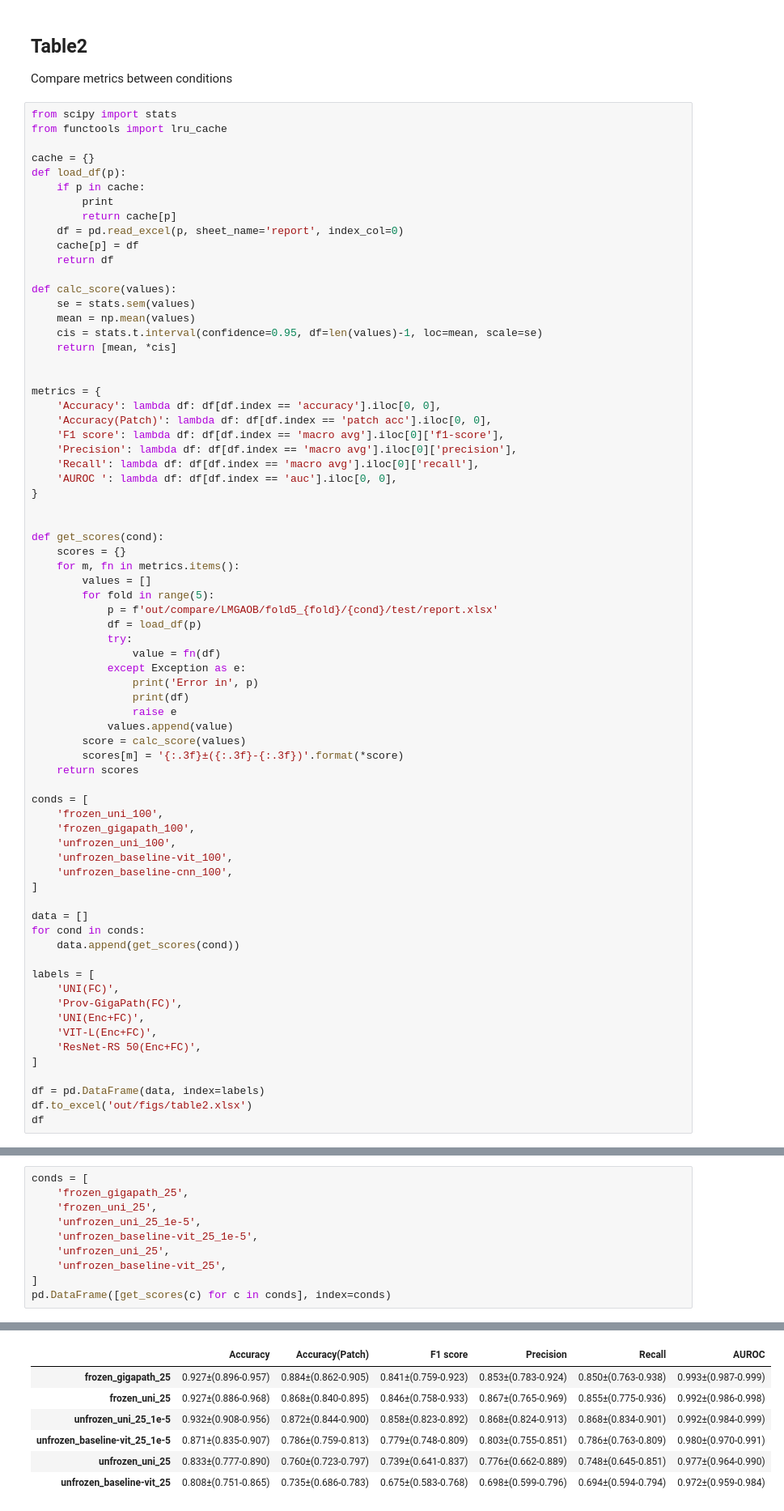
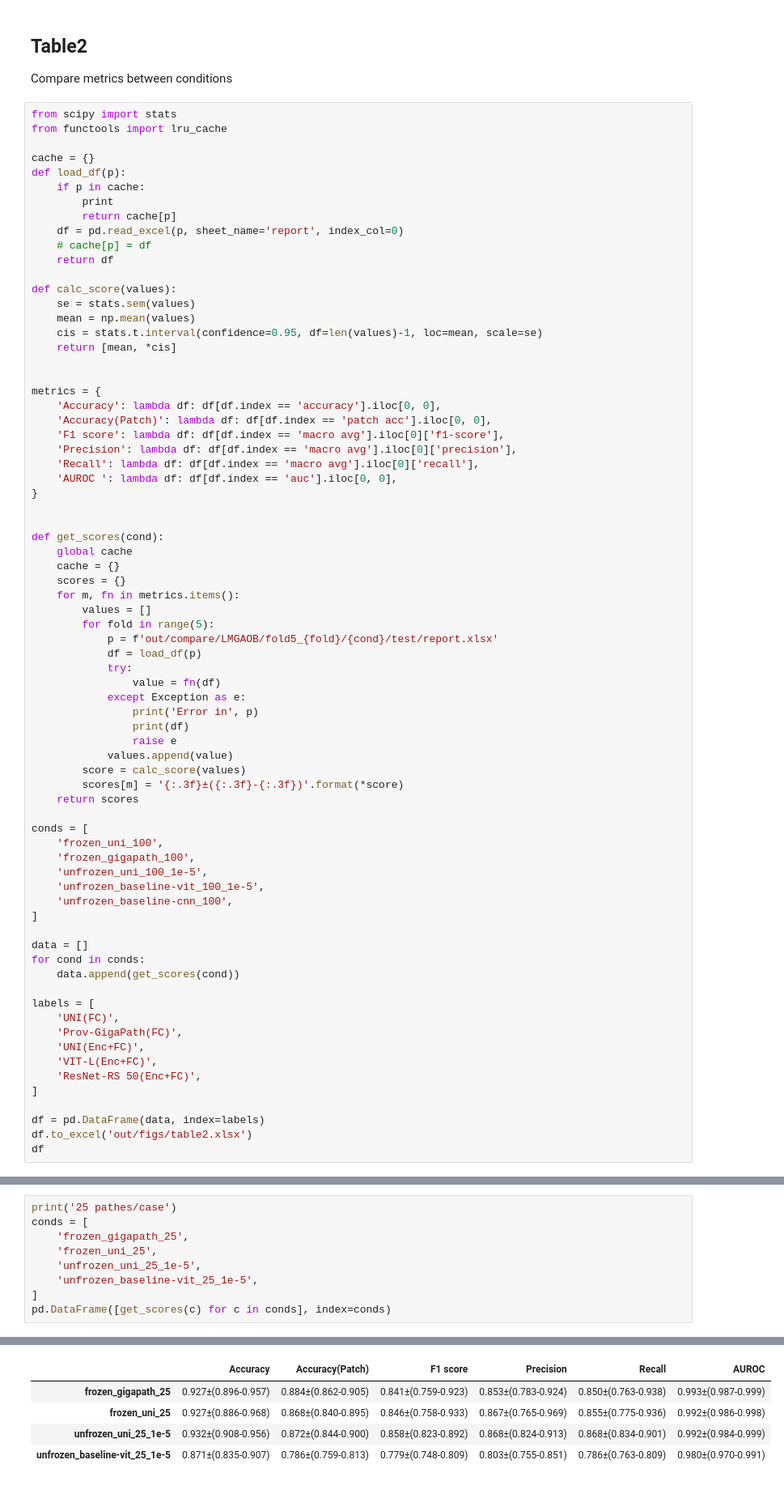
Before and after one commit to endaaman/bt, a Jupyter notebook: fig.ipynb, the cells around one changed output, grey strips where cells are left out. Shown at 81% size. Saved outputs shown, nothing was run; the diff lists cells and outputs as text.

```diff
--- a/fig.ipynb
+++ b/fig.ipynb
@@ -243,7 +244,7 @@ def load_df(p):
         print
         return cache[p]
     df = pd.read_excel(p, sheet_name='report', index_col=0)
-    cache[p] = df
+    # cache[p] = df
     return df
 
 def calc_score(values):
@@ -264,6 +265,8 @@ metrics = {
 
 
 def get_scores(cond):
+    global cache
+    cache = {}
     scores = {}
     for m, fn in metrics.items():
         values = []
@@ -284,8 +287,8 @@ def get_scores(cond):
 conds = [
     'frozen_uni_100',
     'frozen_gigapath_100',
-    'unfrozen_uni_100',
-    'unfrozen_baseline-vit_100',
+    'unfrozen_uni_100_1e-5',
+    'unfrozen_baseline-vit_100_1e-5',
     'unfrozen_baseline-cnn_100',
 ]
 
@@ -314,11 +333,10 @@ df
 # %%
+print('25 pathes/case')
 conds = [
     'frozen_gigapath_25',
     'frozen_uni_25',
     'unfrozen_uni_25_1e-5',
     'unfrozen_baseline-vit_25_1e-5',
-    'unfrozen_uni_25',
-    'unfrozen_baseline-vit_25',
 ]
 pd.DataFrame([get_scores(c) for c in conds], index=conds)
 # %% [output]
@@ -325,7 +344,5 @@ pd.DataFrame([get_scores(c) for c in conds], index=conds)
 |  | Accuracy | Accuracy(Patch) | F1 score | Precision | Recall | AUROC |
 | frozen_gigapath_25 | 0.927±(0.896-0.957) | 0.884±(0.862-0.905) | 0.841±(0.759-0.923) | 0.853±(0.783-0.924) | 0.850±(0.763-0.938) | 0.993±(0.987-0.999) |
 | frozen_uni_25 | 0.927±(0.886-0.968) | 0.868±(0.840-0.895) | 0.846±(0.758-0.933) | 0.867±(0.765-0.969) | 0.855±(0.775-0.936) | 0.992±(0.986-0.998) |
 | unfrozen_uni_25_1e-5 | 0.932±(0.908-0.956) | 0.872±(0.844-0.900) | 0.858±(0.823-0.892) | 0.868±(0.824-0.913) | 0.868±(0.834-0.901) | 0.992±(0.984-0.999) |
 | unfrozen_baseline-vit_25_1e-5 | 0.871±(0.835-0.907) | 0.786±(0.759-0.813) | 0.779±(0.748-0.809) | 0.803±(0.755-0.851) | 0.786±(0.763-0.809) | 0.980±(0.970-0.991) |
-| unfrozen_uni_25 | 0.833±(0.777-0.890) | 0.760±(0.723-0.797) | 0.739±(0.641-0.837) | 0.776±(0.662-0.889) | 0.748±(0.645-0.851) | 0.977±(0.964-0.990) |
-| unfrozen_baseline-vit_25 | 0.808±(0.751-0.865) | 0.735±(0.686-0.783) | 0.675±(0.583-0.768) | 0.698±(0.599-0.796) | 0.694±(0.594-0.794) | 0.972±(0.959-0.984) |
```
Also changed, not shown: parts of 8 cells of this notebook.
